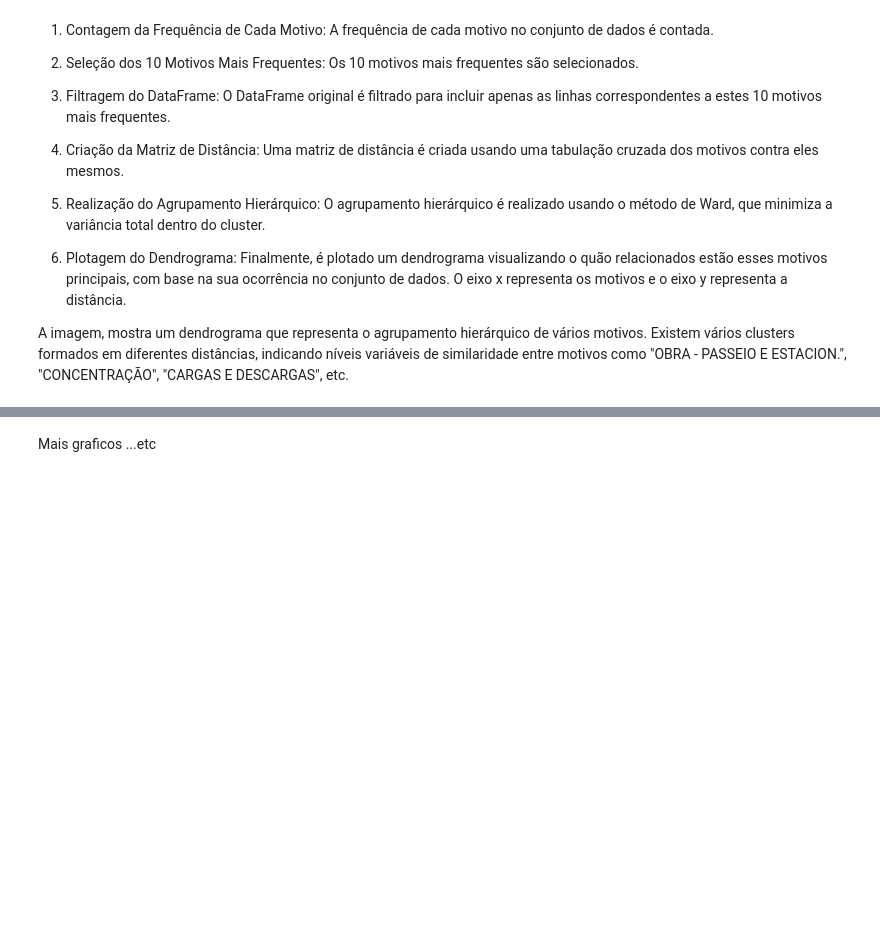
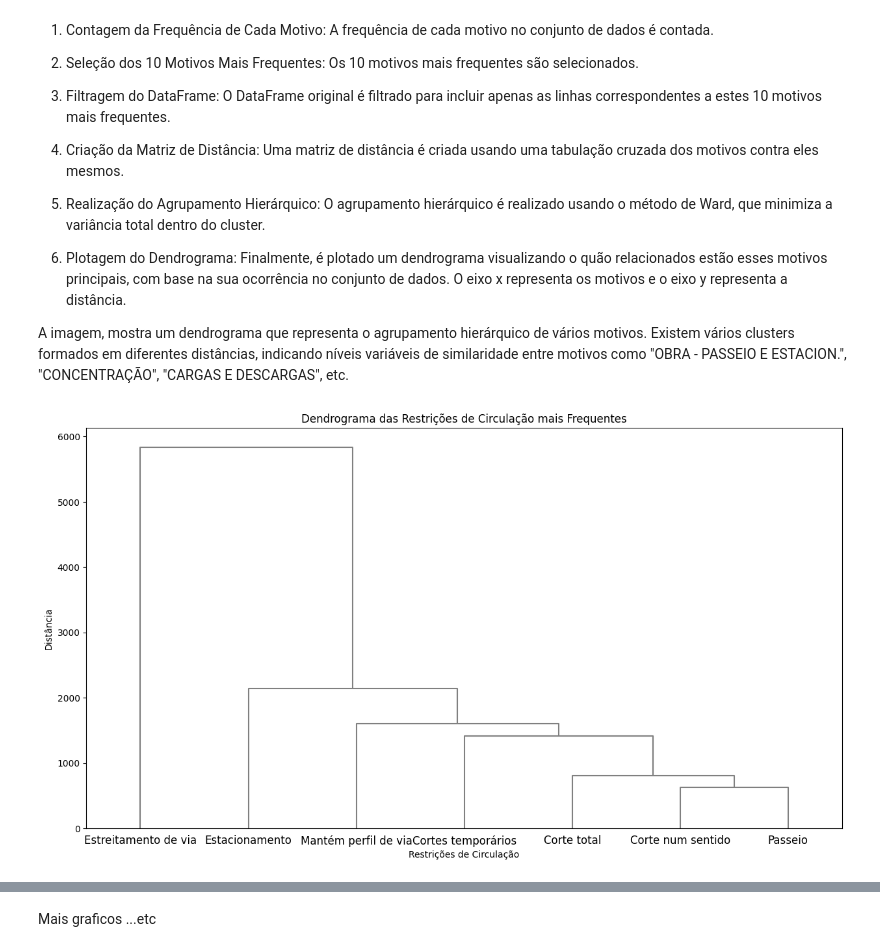
Before and after one commit to henriquePonte/PG-Transito, a Jupyter notebook: G6-Transito.ipynb, the cells around one changed output, grey strips where cells are left out. Cells and saved outputs as stored; diff of their text form; code cells hidden in the pictures; blank space fills up the shorter version.

```diff
--- a/G6-Transito.ipynb
+++ b/G6-Transito.ipynb
@@ -450,5 +463,29 @@ O código fornecido é usado para realizar o agrupamento hierárquico dos motivo
 
 A imagem, mostra um dendrograma que representa o agrupamento hierárquico de vários motivos. Existem vários clusters formados em diferentes distâncias, indicando níveis variáveis de similaridade entre motivos como "OBRA - PASSEIO E ESTACION.", "CONCENTRAÇÃO", "CARGAS E DESCARGAS", etc.
 # %%
-#grafico de cotovelo
+# Contagem da frequência de cada restrição de circulação
+contagem_restricoes = dados['restricao_circulacao'].value_counts()
+
+# Selecionar as 10 restrições mais frequentes
+top_restricoes = contagem_restricoes.nlargest(10)
+
+# Filtrar o DataFrame para incluir apenas as 10 restrições mais frequentes
+df_top_restricoes = dados[dados['restricao_circulacao'].isin(top_restricoes.index)]
+
+# Criar matriz de distância para o agrupamento hierárquico
+dist_matrix = pd.crosstab(df_top_restricoes['restricao_circulacao'], df_top_restricoes['restricao_circulacao'])
+
+# Realizar agrupamento hierárquico
+linkage_matrix = linkage(dist_matrix, method='ward')
+
+# Plotar o dendrograma
+plt.figure(figsize=(15, 8))
+dendrogram(linkage_matrix, labels=dist_matrix.index, color_threshold=0, above_threshold_color='grey')
+
+plt.title('Dendrograma das Restrições de Circulação mais Frequentes')
+plt.xlabel('Restrições de Circulação')
+plt.ylabel('Distância')
+plt.show()
+# %% [output]
+[figure, added]
 # %% [markdown]
```
Also changed, not shown: parts of 11 cells of this notebook, 2 other files.
